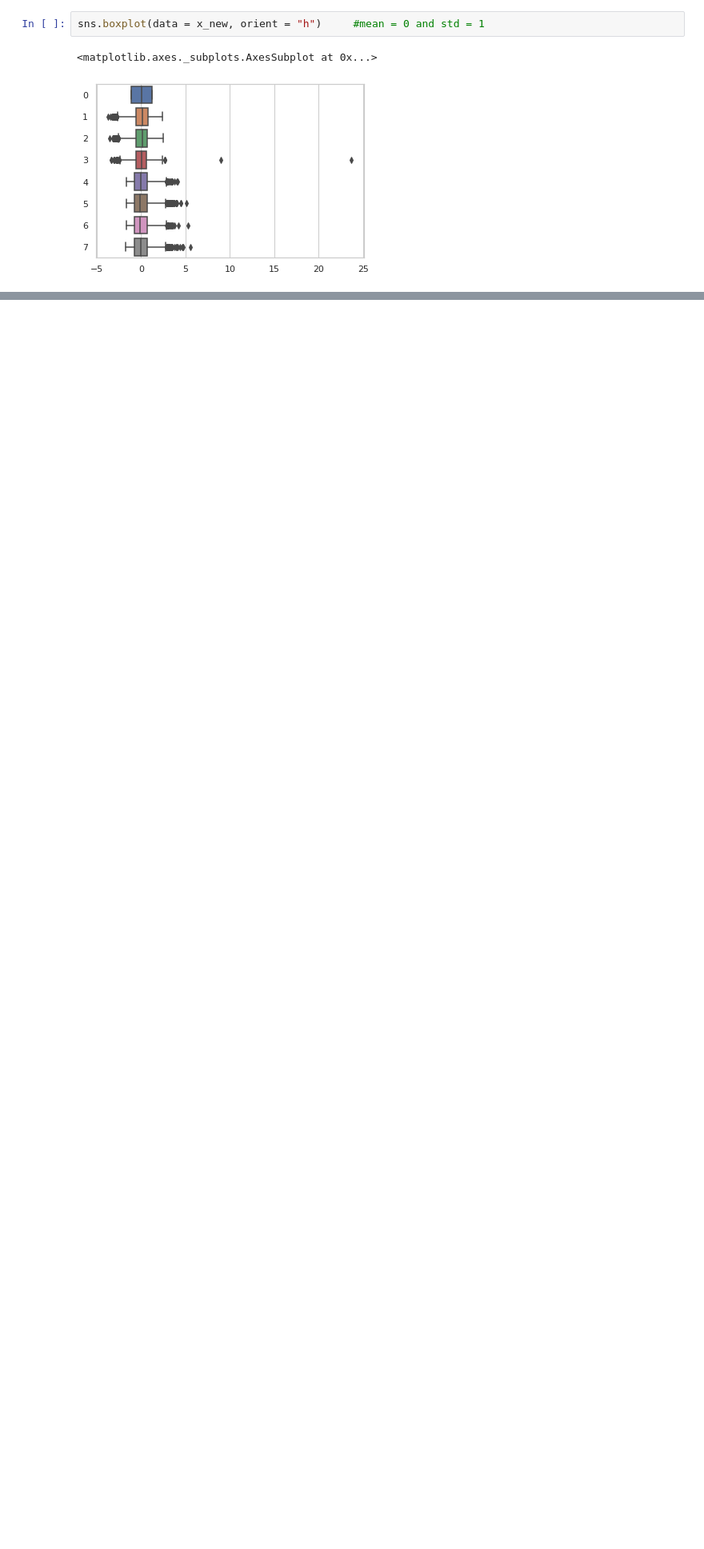
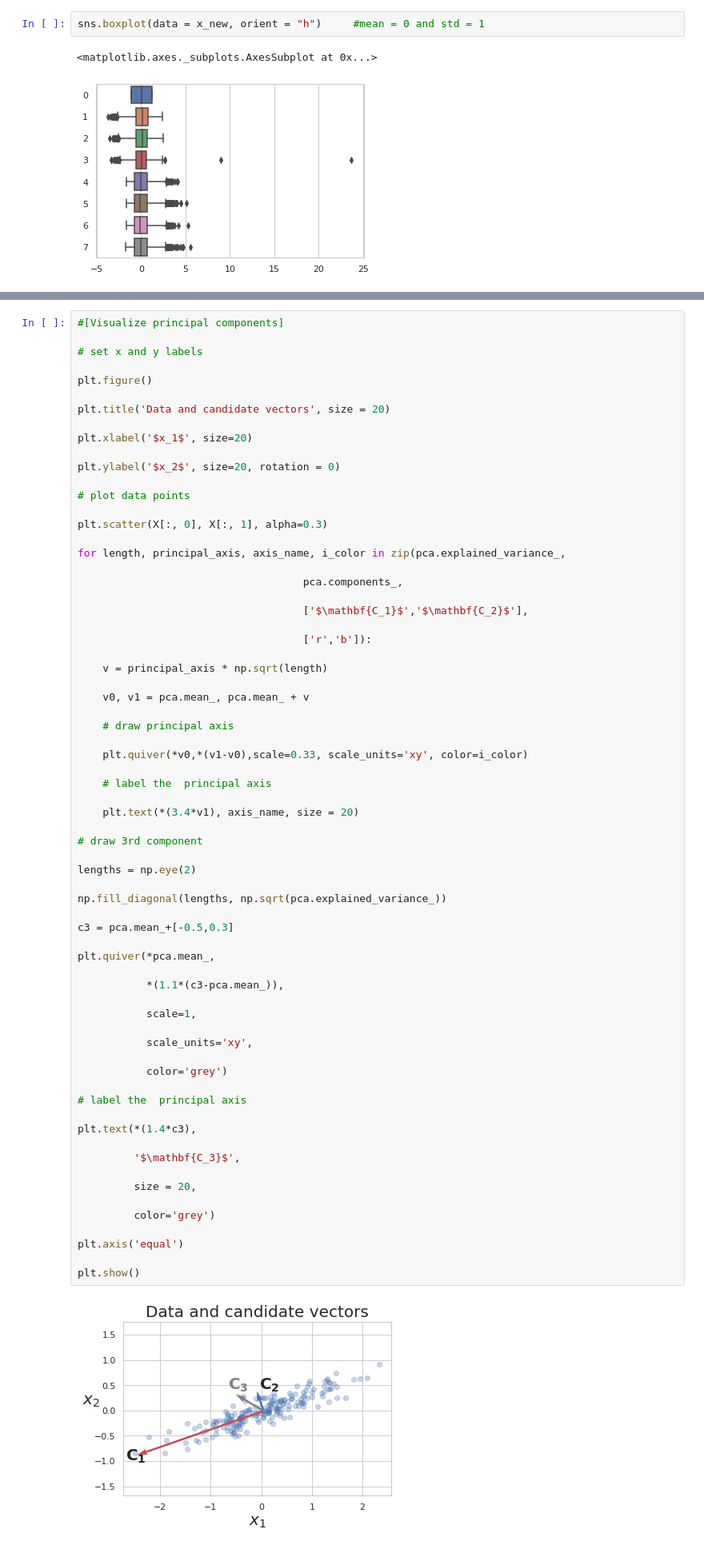
Before and after one commit to sidisha17/TestRepo, a Jupyter notebook: Data_preprocessing.ipynb, the cells around one changed output, grey strips where cells are left out. Shown at 80% size. Drawn from its saved outputs; the diff is of its cells as text; blank space fills up the shorter version.

```diff
--- a/Data_preprocessing.ipynb
+++ b/Data_preprocessing.ipynb
@@ -316,0 +788,70 @@ sns.boxplot(data = x_new, orient = "h")     #mean = 0 and std = 1
+# %%
+#[Visualize principal components]
+
+# set x and y labels
+
+plt.figure()
+
+plt.title('Data and candidate vectors', size = 20)
+
+plt.xlabel('$x_1$', size=20)
+
+plt.ylabel('$x_2$', size=20, rotation = 0)
+
+# plot data points
+
+plt.scatter(X[:, 0], X[:, 1], alpha=0.3)
+
+for length, principal_axis, axis_name, i_color in zip(pca.explained_variance_,
+
+                                    pca.components_,
+
+                                    ['$\mathbf{C_1}$','$\mathbf{C_2}$'],
+
+                                    ['r','b']):
+
+    v = principal_axis * np.sqrt(length)
+
+    v0, v1 = pca.mean_, pca.mean_ + v
+
+    # draw principal axis
+
+    plt.quiver(*v0,*(v1-v0),scale=0.33, scale_units='xy', color=i_color)
+
+    # label the  principal axis
+
+    plt.text(*(3.4*v1), axis_name, size = 20)
+
+# draw 3rd component
+
+lengths = np.eye(2)
+
+np.fill_diagonal(lengths, np.sqrt(pca.explained_variance_))
+
+c3 = pca.mean_+[-0.5,0.3]
+
+plt.quiver(*pca.mean_,
+
+           *(1.1*(c3-pca.mean_)),
+
+           scale=1,
+
+           scale_units='xy',
+
+           color='grey')
+
+# label the  principal axis
+
+plt.text(*(1.4*c3),
+
+         '$\mathbf{C_3}$',
+
+         size = 20,
+
+         color='grey')
+
+plt.axis('equal')
+
+plt.show()
+# %% [output]
+[figure, added]
```
Also changed, not shown: parts of 82 cells of this notebook.
